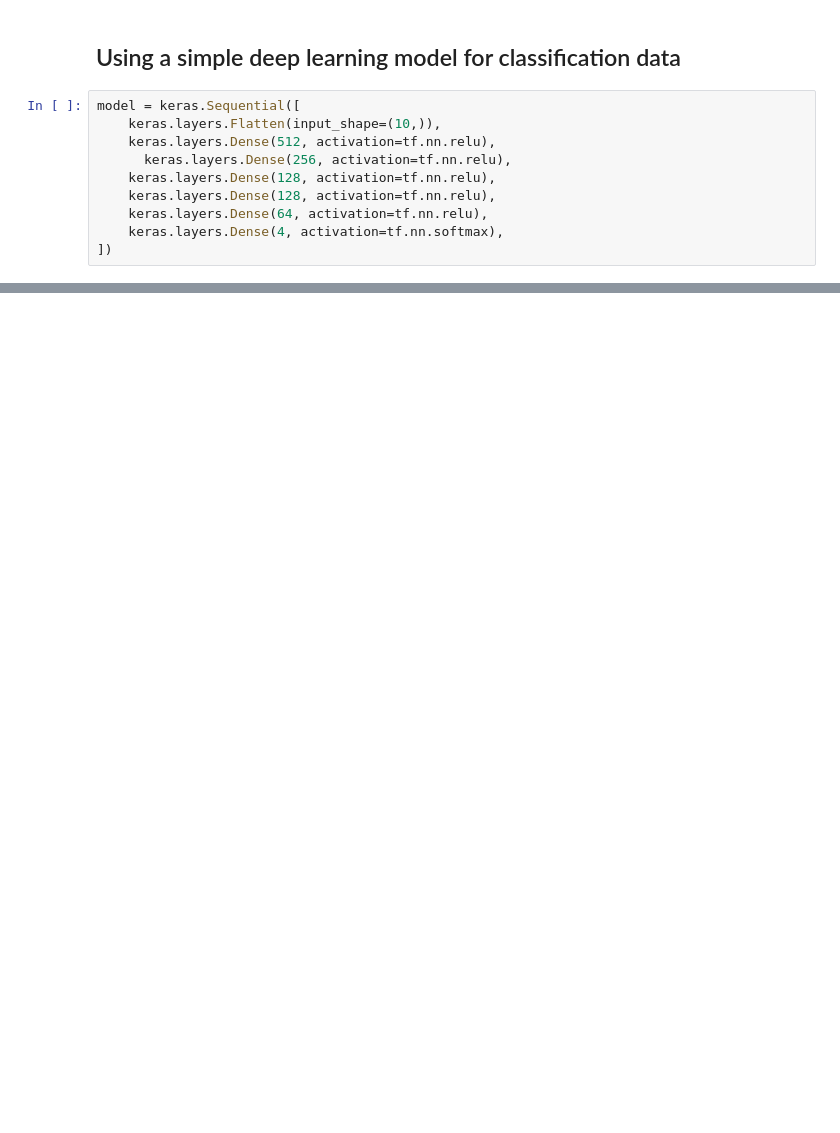
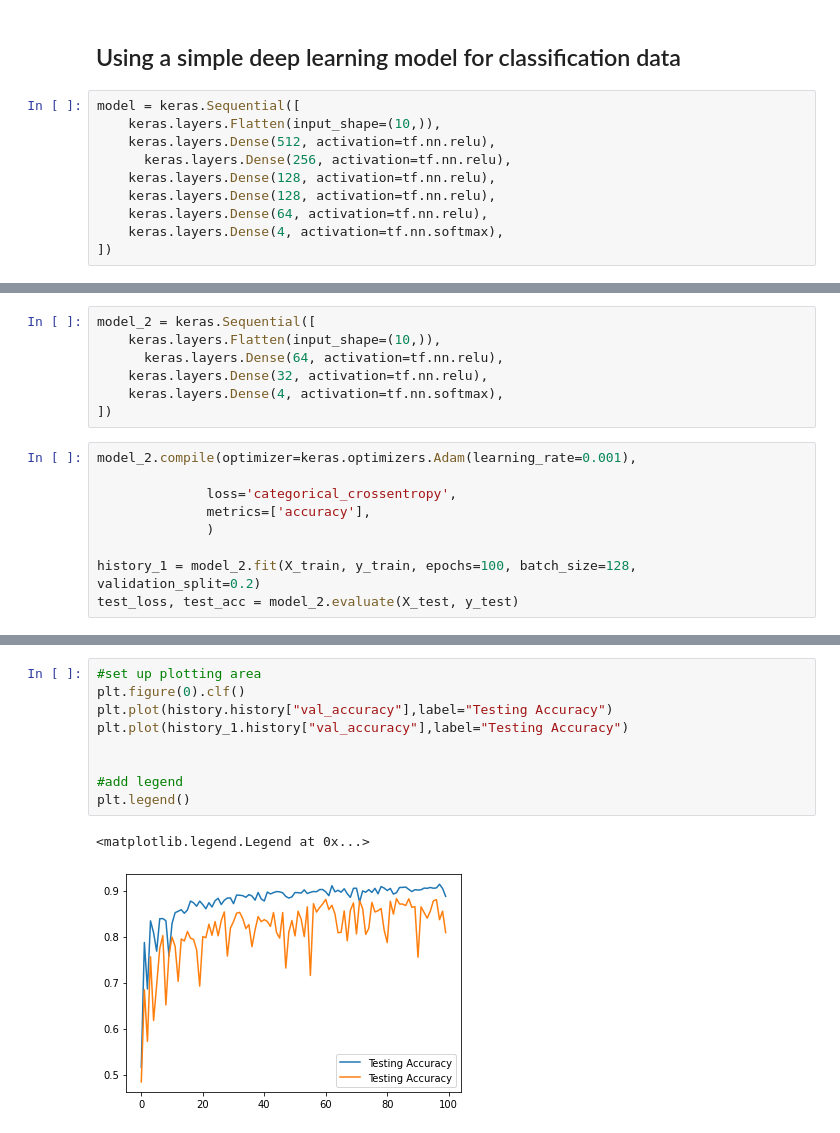
Before and after one commit to frh02/CAN_Research, a Jupyter notebook: LSTM_CAN_Multiclass_Classifier.ipynb, the cells around one changed output, grey strips where cells are left out. Cells and saved outputs as stored; diff of their text form; blank space fills up the shorter version.

```diff
--- a/LSTM_CAN_Multiclass_Classifier.ipynb
+++ b/LSTM_CAN_Multiclass_Classifier.ipynb
@@ -220,0 +207,16 @@ plt.show()
+# %%
+model_2 = keras.Sequential([
+    keras.layers.Flatten(input_shape=(10,)),
+	  keras.layers.Dense(64, activation=tf.nn.relu),
+    keras.layers.Dense(32, activation=tf.nn.relu),
+    keras.layers.Dense(4, activation=tf.nn.softmax),
+])
+# %%
+model_2.compile(optimizer=keras.optimizers.Adam(learning_rate=0.001),
+
+              loss='categorical_crossentropy',
+              metrics=['accuracy'],
+              )
+
+history_1 = model_2.fit(X_train, y_train, epochs=100, batch_size=128, validation_split=0.2)
+test_loss, test_acc = model_2.evaluate(X_test, y_test)
@@ -220,0 +241,12 @@ plt.show()
+# %%
+#set up plotting area
+plt.figure(0).clf()
+plt.plot(history.history["val_accuracy"],label="Testing Accuracy")
+plt.plot(history_1.history["val_accuracy"],label="Testing Accuracy")
+
+
+#add legend
+plt.legend()
+# %% [output]
+<matplotlib.legend.Legend at 0x...>
+[figure, added]
```
Also changed, not shown: parts of 12 cells of this notebook.
